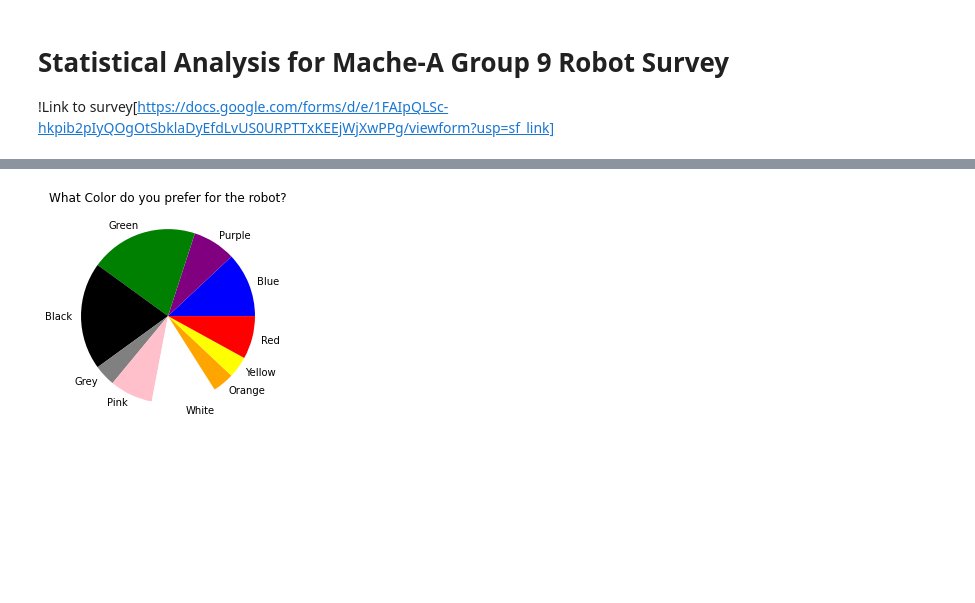
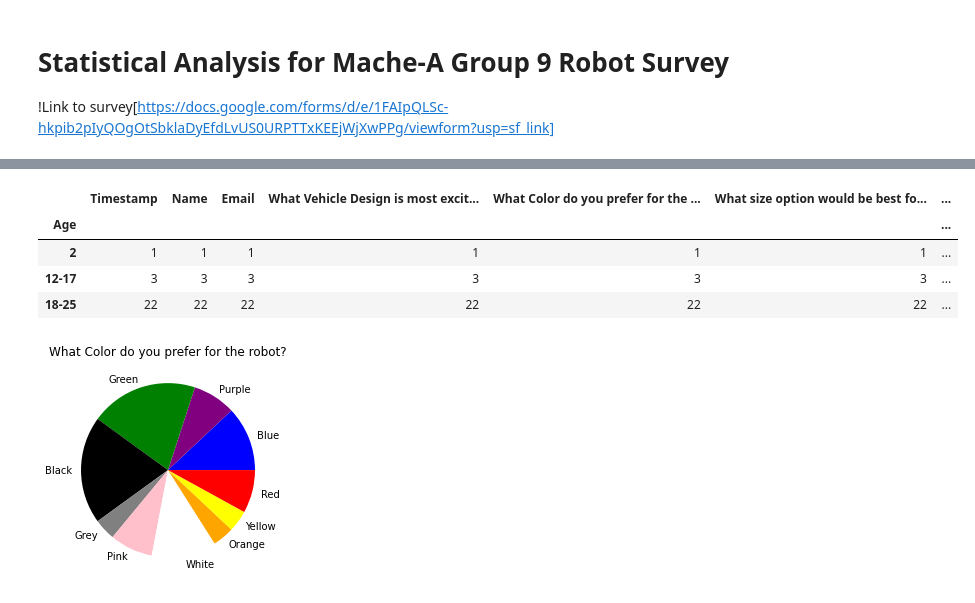
Before and after one commit to Johnnykoch02/GoogleCollabStuff, a Jupyter notebook: StatAnalysisFromRobotSurvey.ipynb, the cells around one changed output, grey strips where cells are left out. Saved outputs shown, nothing was run; the diff lists cells and outputs as text; code cells hidden in the pictures; blank space fills up the shorter version.

```diff
--- a/StatAnalysisFromRobotSurvey.ipynb
+++ b/StatAnalysisFromRobotSurvey.ipynb
@@ -18,6 +18,14 @@ data.head()
 | 2 | 2021-10-27 19:49:22.373 | Andrea Escobales | Andreaescobales@usf.edu | 18-25 | Coupe | Green | ... |
 | 3 | 2021-10-27 19:50:48.884 | Jasmyn Mann | jasmynmann@usf.edu | 18-25 | Truck | Black | ... |
 | 4 | 2021-10-27 20:07:03.997 | Bella | Irfigueroa921@gmail.com | 18-25 | Convertible | Green | ... |
+# %%
+data.groupby('Age').count()
+# %% [output]
+|  | Timestamp | Name | Email | What Vehicle Design is most excit... | What Color do you prefer for the ... | What size option would be best fo... | ... |
+| Age |  |  |  |  |  |  | ... |
+| 2 | 1 | 1 | 1 | 1 | 1 | 1 | ... |
+| 12-17 | 3 | 3 | 3 | 3 | 3 | 3 | ... |
+| 18-25 | 22 | 22 | 22 | 22 | 22 | 22 | ... |
 # %%
 color_chart = {}
 
```
